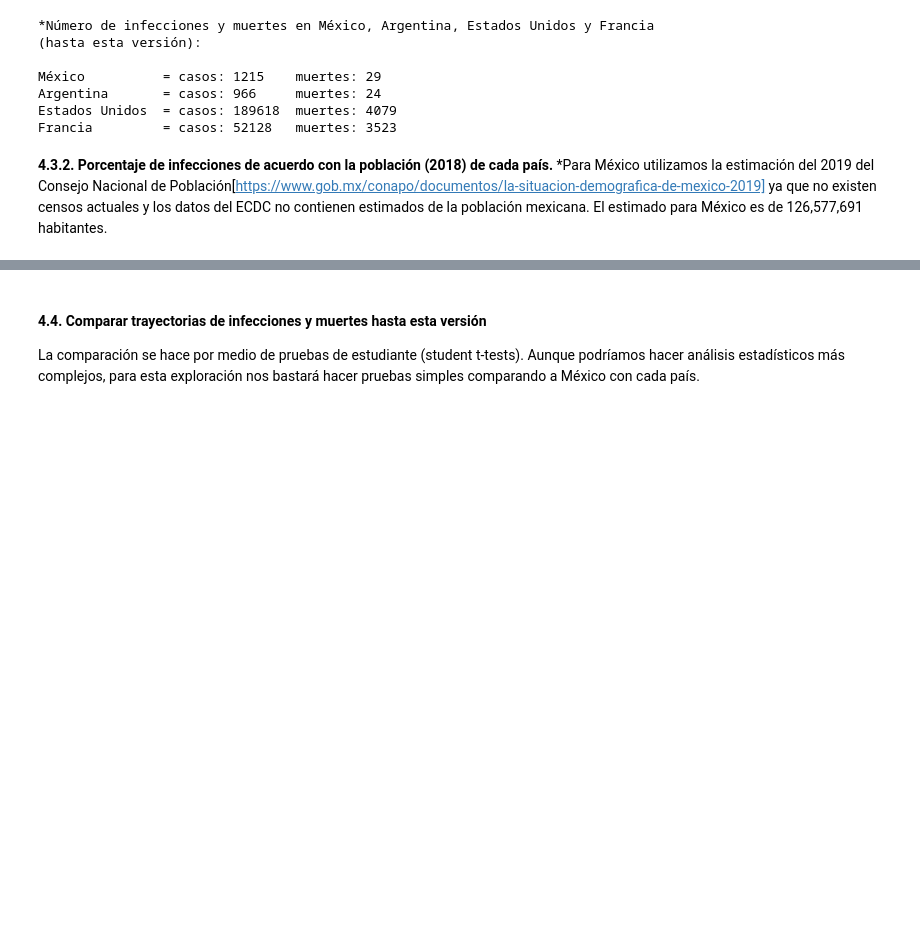
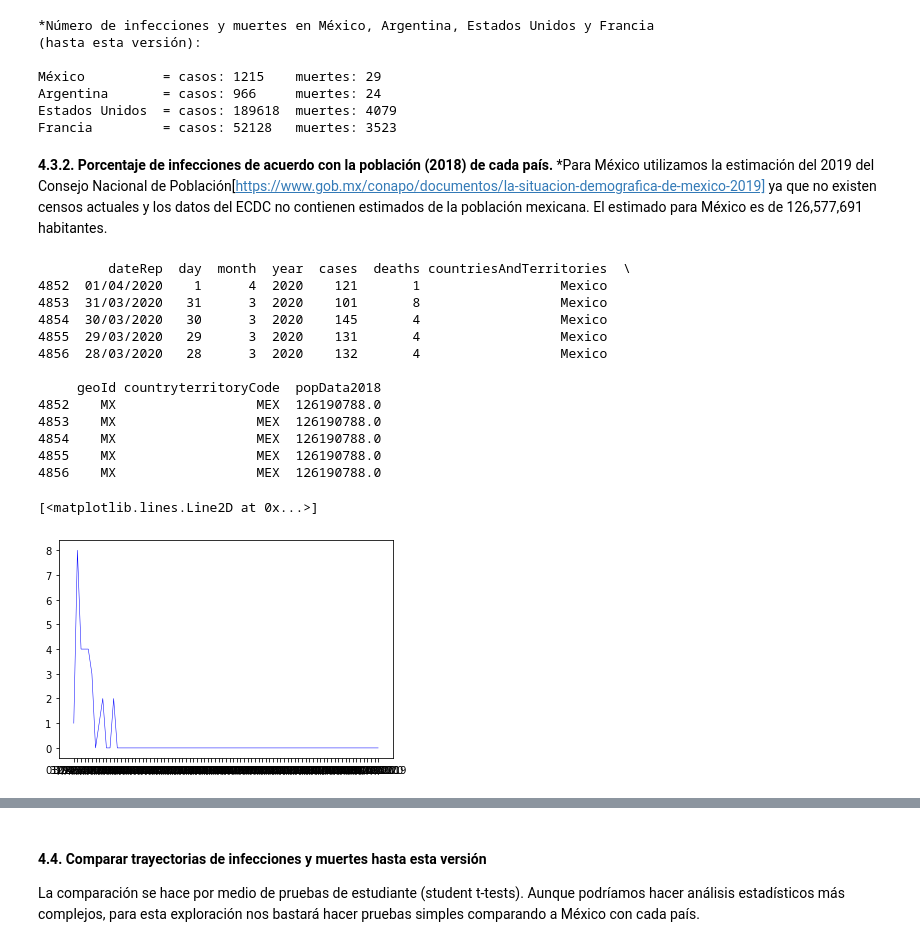
Before and after one commit to damian-romero/covid19_mx, a Jupyter notebook: covid/covid19mx_notebook.ipynb, the cells around one changed output, grey strips where cells are left out. Saved outputs shown, nothing was run; the diff lists cells and outputs as text; code cells hidden in the pictures; blank space fills up the shorter version.

Commit message:
add first graph

```diff
--- a/covid/covid19mx_notebook.ipynb
+++ b/covid/covid19mx_notebook.ipynb
@@ -174,7 +174,7 @@ Pueyo, T. (19/03/2020). Coronavirus: The Hammer and the Dance. Tomado de: https:
 # %% [markdown]
 **Crear las tablas de México, Argentina, Estados Unidos y Francia:**
 # %%
-mx = datos_mundo[datos_mundo['countriesAndTerritories']=='Mexico']
+mx = datos_mundo[(datos_mundo['countriesAndTerritories']=='Mexico') & (datos_mundo['month'] >= 1)]
 ar = datos_mundo[datos_mundo['countriesAndTerritories']=='Argentina']
 us = datos_mundo[datos_mundo['countriesAndTerritories']=='United_States_of_America']
 fr = datos_mundo[datos_mundo['countriesAndTerritories']=='France']
@@ -204,3 +204,34 @@ Francia         = casos: 52128   muertes: 3523
 \*Para México utilizamos la estimación del 2019 del Consejo Nacional de Población[https://www.gob.mx/conapo/documentos/la-situacion-demografica-de-mexico-2019] ya que no existen censos actuales y los datos del ECDC no contienen estimados de la población mexicana. El estimado para México es de 126,577,691 habitantes.
 # %%
 mx_habitantes = 126577691
+# %%
+import matplotlib.pyplot as plt
+from pandas.plotting import andrews_curves
+# mx2 = mx
+# mx2 = mx2.cumsum()
+mx3 = mx
+mx3.sort_values(by=['dateRep'], ascending=True)
+print(mx3.head())
+
+# pyplot.plot_date(x_hodnoty, y_hodnoty, 'b-', linewidth=0.5)
+
+plt.plot_date(mx3.dateRep, mx3.deaths, 'b-', linewidth=0.5)
+# mx3.cases.plot()
+# mx3.deaths.plot(secondary_y=True, style='g')
+# mx2.plot(subplots=True, figsize=(6, 6)); plt.legend(loc='best')
+# %% [output]
+         dateRep  day  month  year  cases  deaths countriesAndTerritories  \
+4852  01/04/2020    1      4  2020    121       1                  Mexico
+4853  31/03/2020   31      3  2020    101       8                  Mexico
+4854  30/03/2020   30      3  2020    145       4                  Mexico
+4855  29/03/2020   29      3  2020    131       4                  Mexico
+4856  28/03/2020   28      3  2020    132       4                  Mexico
+
+     geoId countryterritoryCode  popData2018
+4852    MX                  MEX  126190788.0
+4853    MX                  MEX  126190788.0
+4854    MX                  MEX  126190788.0
+4855    MX                  MEX  126190788.0
+4856    MX                  MEX  126190788.0
+[<matplotlib.lines.Line2D at 0x...>]
+[figure, added]
```
Also changed, not shown: parts of 2 cells of this notebook.
